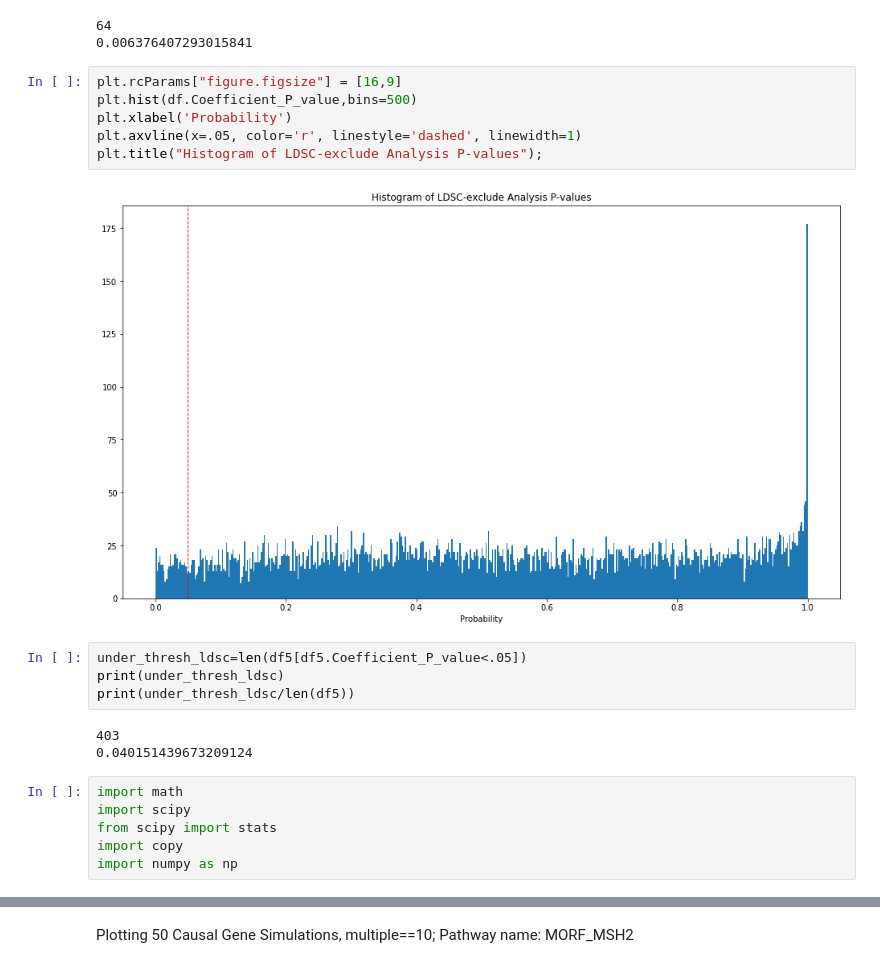
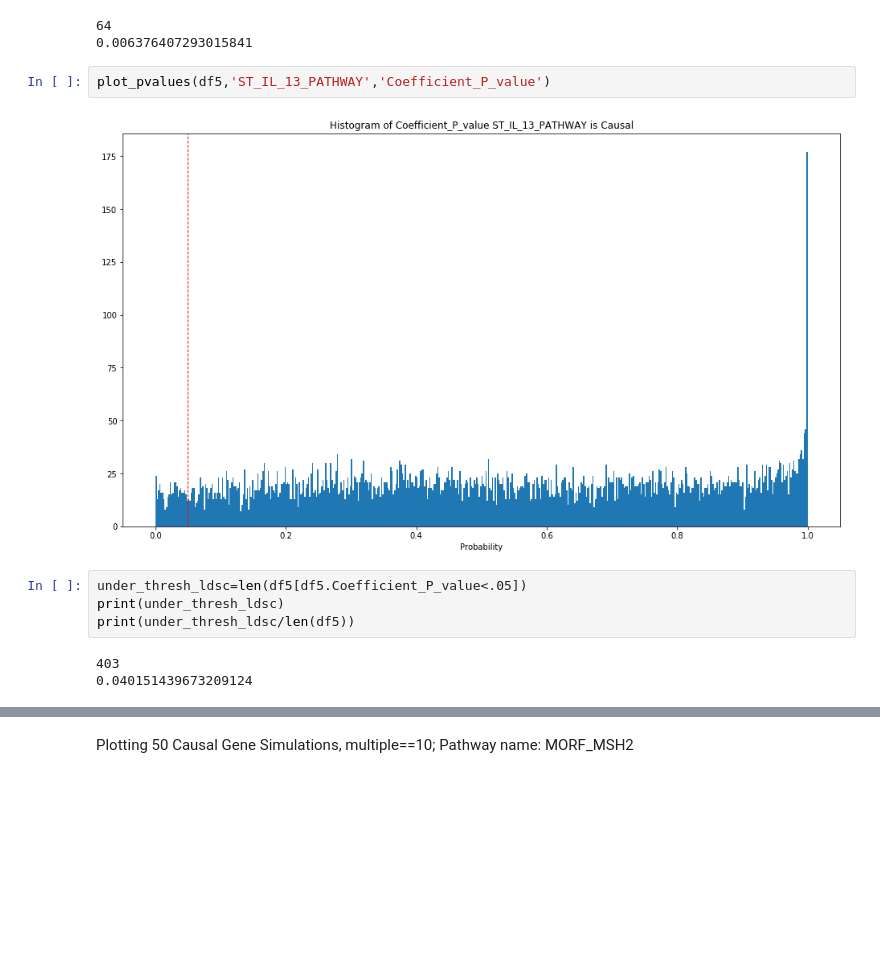
Before and after one commit to FinucaneLab/pathway_analysis_kt, a Jupyter notebook: simulations/Plot Pvalue Histogram Causal.ipynb, the cells around one changed output, grey strips where cells are left out. Drawn from its saved outputs; the diff is of its cells as text; blank space fills up the shorter version.

```diff
--- a/simulations/Plot Pvalue Histogram Causal.ipynb
+++ b/simulations/Plot Pvalue Histogram Causal.ipynb
@@ -68,14 +85,10 @@ print(under_thresh_inrich/len(df5))
 # %% [output]
 64
 0.006376407293015841
-# %%
-plt.rcParams["figure.figsize"] = [16,9]
-plt.hist(df.Coefficient_P_value,bins=500)
-plt.xlabel('Probability')
-plt.axvline(x=.05, color='r', linestyle='dashed', linewidth=1)
-plt.title("Histogram of LDSC-exclude Analysis P-values");
-# %% [output]
-[figure, removed]
+# %%
+plot_pvalues(df5,'ST_IL_13_PATHWAY','Coefficient_P_value')
+# %% [output]
+[figure, added]
 # %%
 under_thresh_ldsc=len(df5[df5.Coefficient_P_value<.05])
 print(under_thresh_ldsc)
@@ -83,9 +96,3 @@ print(under_thresh_ldsc/len(df5))
 # %% [output]
 403
 0.040151439673209124
-# %%
-import math
-import scipy
-from scipy import stats
-import copy
-import numpy as np
```
Also changed, not shown: parts of 35 cells of this notebook, 2 other files.
